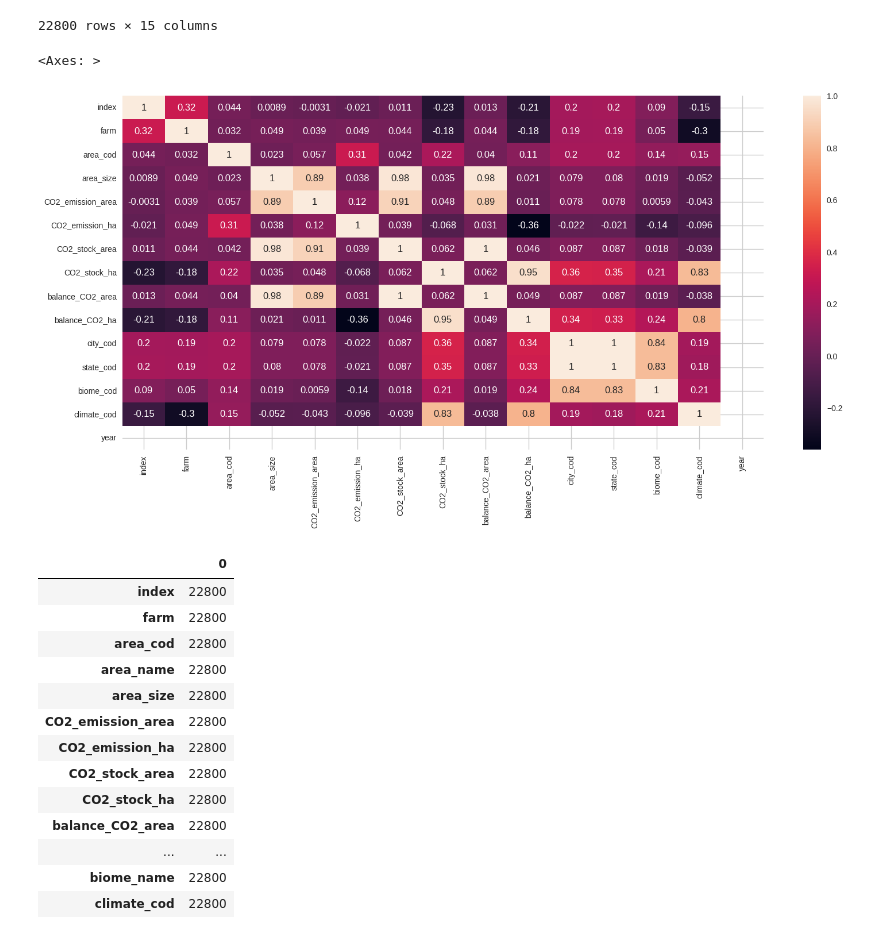
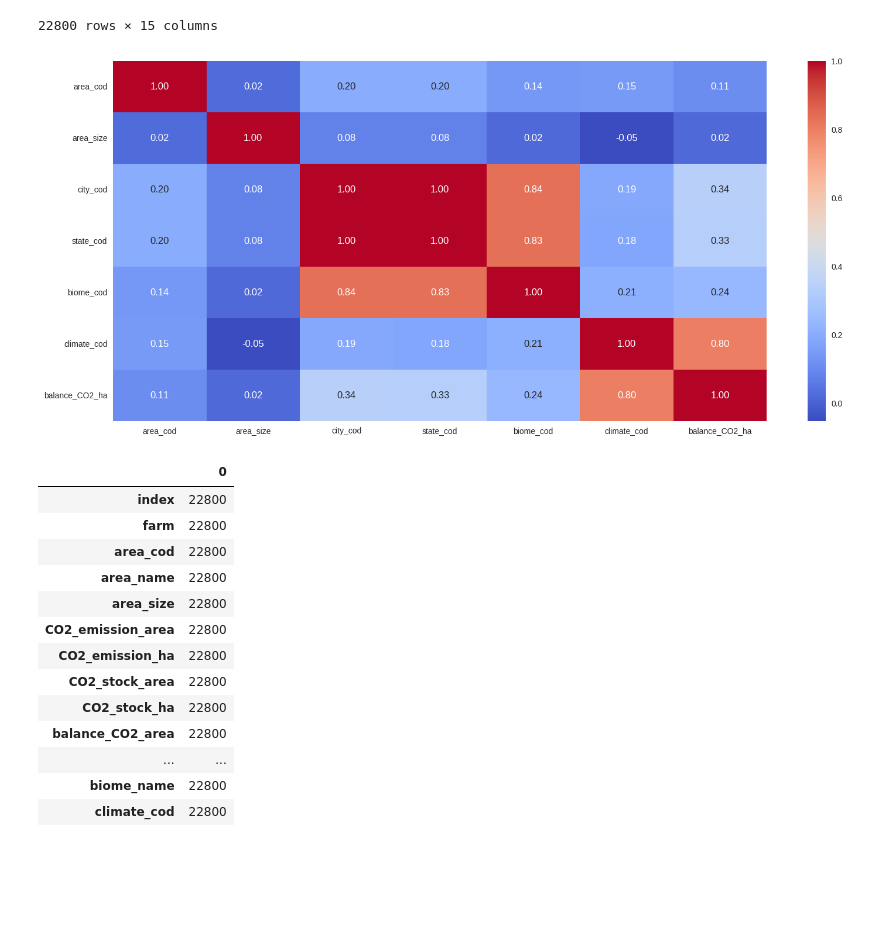
Before and after one commit to davimoljo/carbon-balance-prediction, a Jupyter notebook: Colab Notebooks/CarbonRegression.ipynb, the cells around one changed output. Cells and saved outputs as stored; diff of their text form; code cells hidden in the pictures; blank space fills up the shorter version.

```diff
--- a/Colab Notebooks/CarbonRegression.ipynb
+++ b/Colab Notebooks/CarbonRegression.ipynb
@@ -47,14 +47,28 @@ all_areas_df.select_dtypes(include=['int64','float64'])
 | 22798 | 22799 | 4749410 | 12 | 0.68 | 3.355000 | 4.933824 | 18.356401 | ... |
 | 22799 | 22800 | 4749410 | 15 | 2.96 | 14.604120 | 4.933824 | 72.037600 | ... |
 22800 rows × 15 columns
-# %%
-# Correlation
-all_areas_df_corr = all_areas_df.select_dtypes(include=['int64','float64'])
-figura = plt.figure(figsize=(18,8))
-sns.heatmap(all_areas_df_corr.corr(), annot=True)
-# %% [output]
-<Axes: >
-[figure, removed]
+# %%
+
+# 🚀 SETUP GLOBAL PARA xAI E PREVENÇÃO DE VAZAMENTO DE DADOS
+features_xai = [
+    'area_cod',     # Uso do Solo
+    'area_size',    # Tamanho da Área
+    'city_cod',     # Cidade
+    'state_cod',    # Estado
+    'biome_cod',    # Bioma
+    'climate_cod'   # Clima
+]
+target = 'balance_CO2_ha'
+
+# Correlation APENAS com as features permitidas e o target (Sem Data Leakage)
+colunas_correlacao = features_xai + [target]
+all_areas_df_corr = all_areas_df[colunas_correlacao]
+
+figura = plt.figure(figsize=(18,8))
+sns.heatmap(all_areas_df_corr.corr(), annot=True, cmap='coolwarm', fmt='.2f')
+plt.show()
+# %% [output]
+[figure, added]
 # %%
 all_areas_df.count()
 # %% [output]
```
Also changed, not shown: parts of 190 cells of this notebook, 3 other files.
